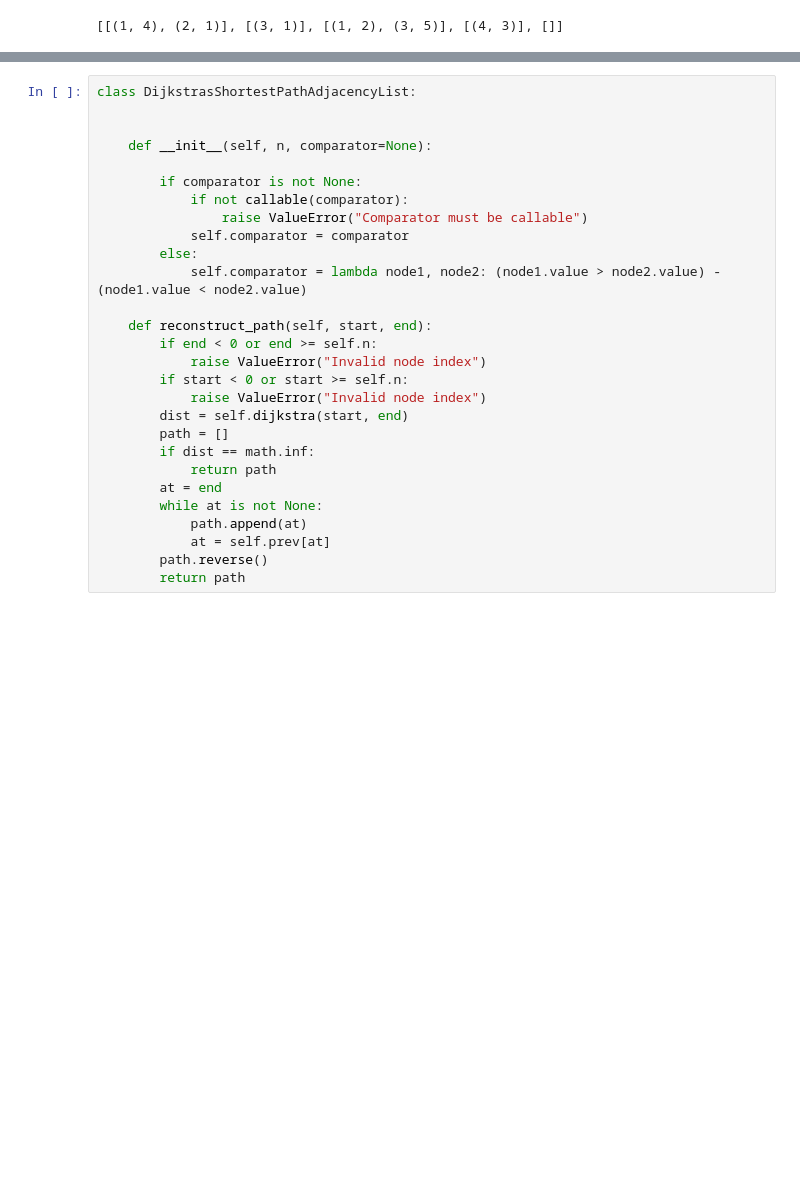
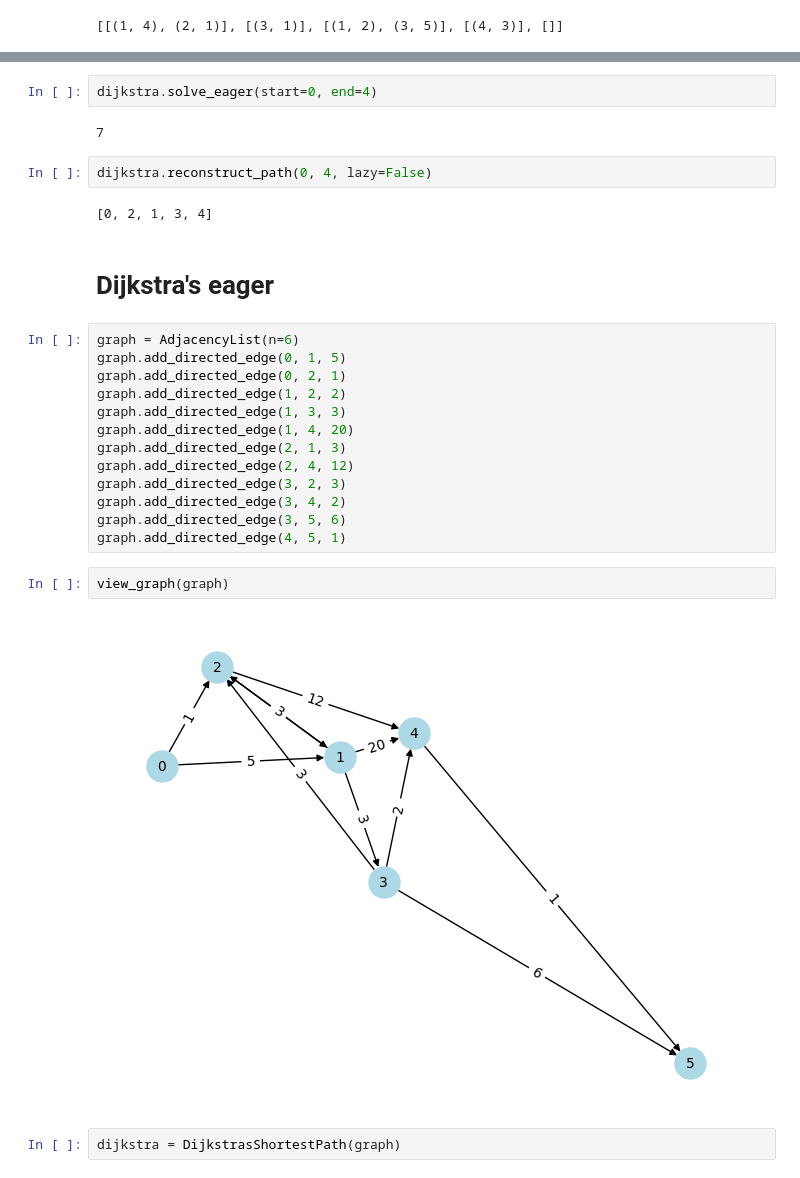
Before and after one commit to silasyl/graphtheory, a Jupyter notebook: debug.ipynb, the cells around one changed output, grey strips where cells are left out. Saved outputs shown, nothing was run; the diff lists cells and outputs as text; blank space fills up the shorter version.

Commit message:
implemented indexed priority queue and Dijkstras eager version with ipq

```diff
--- a/debug.ipynb
+++ b/debug.ipynb
@@ -193,28 +97,29 @@ if new_dist < dist[node_to]:
-# %%
-class DijkstrasShortestPathAdjacencyList:
-
-
-    def __init__(self, n, comparator=None):
-
-        if comparator is not None:
-            if not callable(comparator):
-                raise ValueError("Comparator must be callable")
-            self.comparator = comparator
-        else:
-            self.comparator = lambda node1, node2: (node1.value > node2.value) - (node1.value < node2.value)
-
-    def reconstruct_path(self, start, end):
-        if end < 0 or end >= self.n:
-            raise ValueError("Invalid node index")
-        if start < 0 or start >= self.n:
-            raise ValueError("Invalid node index")
-        dist = self.dijkstra(start, end)
-        path = []
-        if dist == math.inf:
-            return path
-        at = end
-        while at is not None:
-            path.append(at)
-            at = self.prev[at]
-        path.reverse()
-        return path
+# %%
+dijkstra.solve_eager(start=0, end=4)
+# %% [output]
+7
+# %%
+dijkstra.reconstruct_path(0, 4, lazy=False)
+# %% [output]
+[0, 2, 1, 3, 4]
+# %% [markdown]
+# Dijkstra's eager
+# %%
+graph = AdjacencyList(n=6)
+graph.add_directed_edge(0, 1, 5)
+graph.add_directed_edge(0, 2, 1)
+graph.add_directed_edge(1, 2, 2)
+graph.add_directed_edge(1, 3, 3)
+graph.add_directed_edge(1, 4, 20)
+graph.add_directed_edge(2, 1, 3)
+graph.add_directed_edge(2, 4, 12)
+graph.add_directed_edge(3, 2, 3)
+graph.add_directed_edge(3, 4, 2)
+graph.add_directed_edge(3, 5, 6)
+graph.add_directed_edge(4, 5, 1)
+# %%
+view_graph(graph)
+# %% [output]
+[figure, added]
+# %%
+dijkstra = DijkstrasShortestPath(graph)
```
Also changed, not shown: parts of 29 cells of this notebook, 5 other files.
